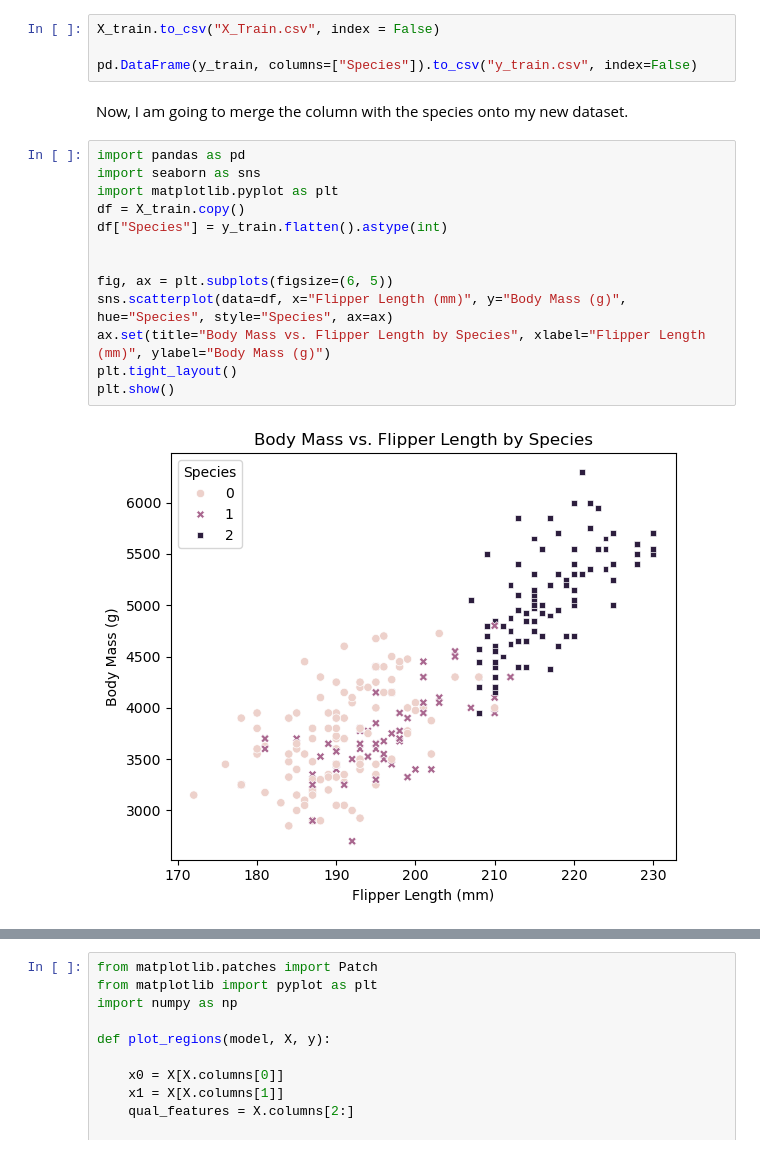
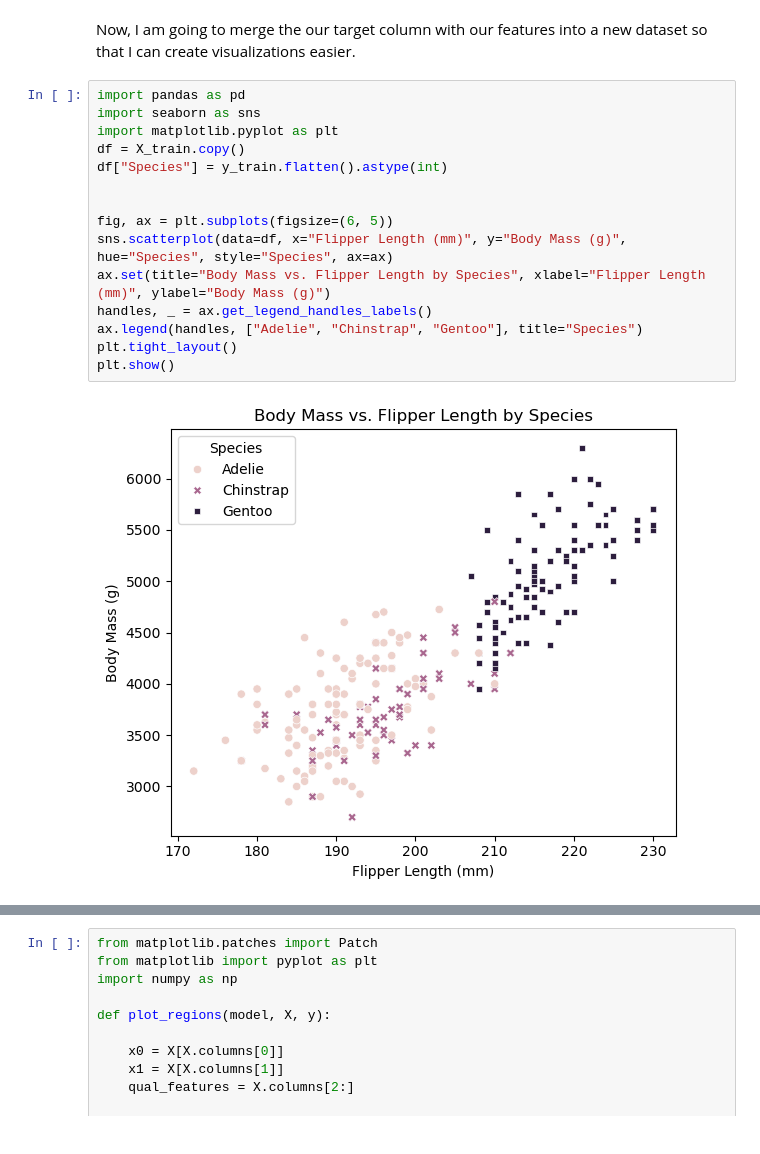
Before and after one commit to jacksonbhanson7/jacksonbhanson7.github.io, a Jupyter notebook: posts/example-blog-post/index.ipynb, the cells around one changed output, grey strips where cells are left out. Cells and saved outputs as stored; diff of their text form.

```diff
--- a/posts/example-blog-post/index.ipynb
+++ b/posts/example-blog-post/index.ipynb
@@ -57,21 +55,19 @@ array([1, 1, 2, 2, 1, 0, 0, 1, 2, 1, 0, 1, 0, 1, 1, 2, 0, 2, 2, 2, 2, 0,
-# %%
-X_train.to_csv("X_Train.csv", index = False)
-
-pd.DataFrame(y_train, columns=["Species"]).to_csv("y_train.csv", index=False)
 # %% [markdown]
-Now, I am going to merge the column with the species onto my new dataset.
+Now, I am going to merge the our target column with our features into a new dataset so that I can create visualizations easier.
 # %%
 import pandas as pd
 import seaborn as sns
 import matplotlib.pyplot as plt
 df = X_train.copy()
 df["Species"] = y_train.flatten().astype(int)
 
 
 fig, ax = plt.subplots(figsize=(6, 5))
 sns.scatterplot(data=df, x="Flipper Length (mm)", y="Body Mass (g)", hue="Species", style="Species", ax=ax)
 ax.set(title="Body Mass vs. Flipper Length by Species", xlabel="Flipper Length (mm)", ylabel="Body Mass (g)")
+handles, _ = ax.get_legend_handles_labels()
+ax.legend(handles, ["Adelie", "Chinstrap", "Gentoo"], title="Species")
 plt.tight_layout()
 plt.show()
 # %% [output]
-[figure, old version]
+[figure, new version]
```
Also changed, not shown: parts of 38 cells of this notebook, 12 other files.
